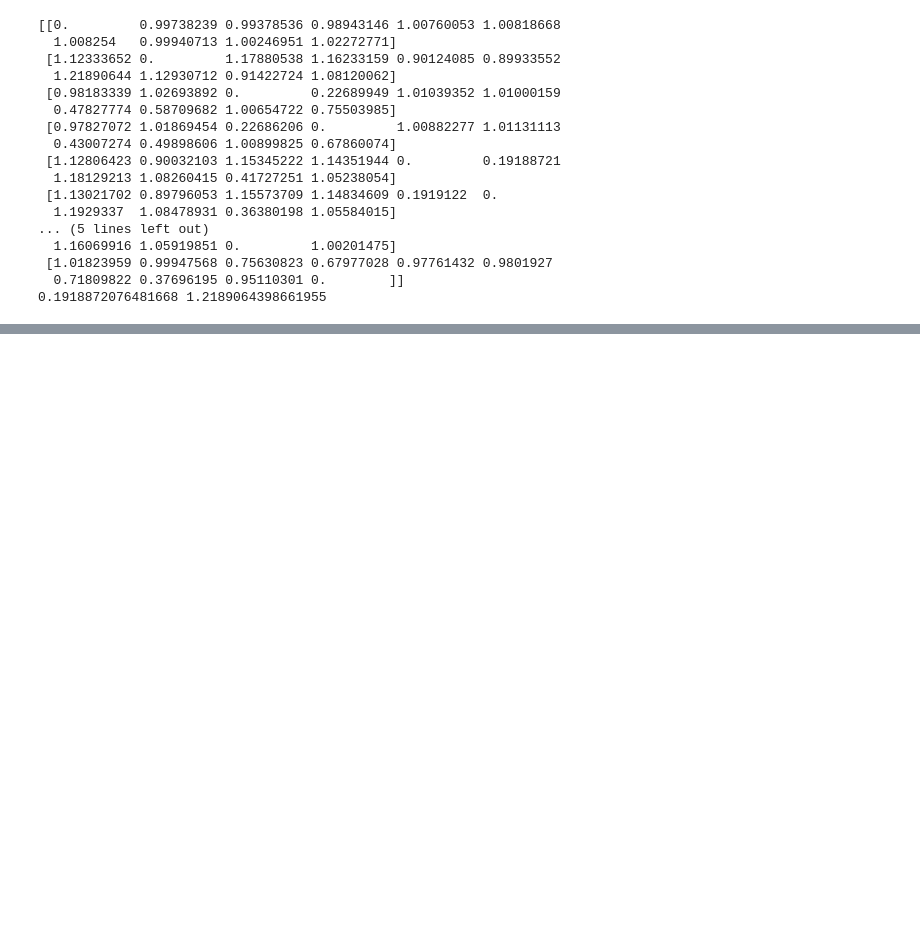
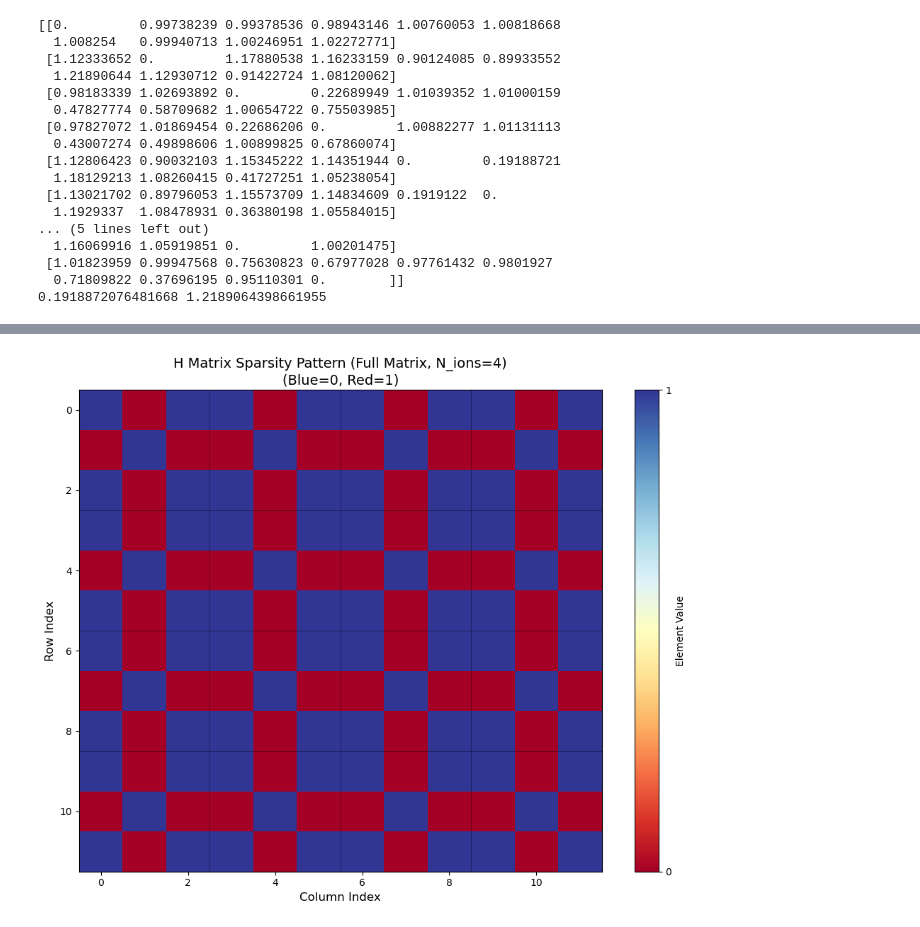
Before and after one commit to ylctql/ion-dynamic-simulation, a Jupyter notebook: src/crystal.ipynb, the cells around one changed output, grey strips where cells are left out. Drawn from its saved outputs; the diff is of its cells as text; code cells hidden in the pictures; blank space fills up the shorter version.

```diff
--- a/src/crystal.ipynb
+++ b/src/crystal.ipynb
@@ -149,3 +149,21 @@ print(np.min(dist_correlation_100[np.where(dist_correlation_100>0)]), np.max(dis
  [1.01823959 0.99947568 0.75630823 0.67977028 0.97761432 0.9801927
   0.71809822 0.37696195 0.95110301 0.        ]]
 0.1918872076481668 1.2189064398661955
+# %%
+# 根据电势数据通过三次样条插值计算平衡位置
+
+import numpy as np
+from configure import *
+
+dirname = os.getcwd()
+flag_smoothing=True #是否对导入的电势场格点数据做平滑化，如果True，那么平滑化函数默认按照下文def smoothing(data)
+filename=os.path.join(dirname, "../../../data/monolithic20241118.csv") #文件名：导入的电势场格点数据
+basis_filename=os.path.join(dirname, "electrode_basis.json")#文件名：自定义Basis设置 #可以理解为一种基矢变换，比如"U1"相当于电势场组合"esbe1"*0.5+"esbe1asy"*-0.5
+basis = Data_Loader(filename, basis_filename, flag_smoothing)
+basis.loadData()
+configure = Configure(basis=basis)
+# configure.load_from_file(os.path.join(dirname, "../saves/saved_config_regression_0.01_1000.json"))
+configure.load_from_file(os.path.join(dirname, "../saves/flat_28.json"))
+Vs = configure.static_potential()
+Vpp = configure.pseudo_potential()
+Vt = Vs + Vpp
@@ -151,0 +1446,74 @@ print(np.min(dist_correlation_100[np.where(dist_correlation_100>0)]), np.max(dis
+# %%
+N_ions= 4
+H = np.zeros((3*N_ions, 3*N_ions))
+
+for i in range(N_ions):
+    for j in range(N_ions):
+        H[3*i:3*i+3, 3*j:3*j+3] = np.diag([1, 1, 1])
+        H[3*i, 3*j+2] = H[3*i+2, 3*j] = 1
+
+
+# 可视化 H 矩阵中的 0 和 1 元素
+import numpy as np
+import matplotlib.pyplot as plt
+
+# 如果 H 矩阵还没有定义，先创建它
+# 使用一个较小的 N_ions 值用于演示（如果 N_ions 很大，可视化会很慢）
+N_ions_demo = min(N_ions, 20)  # 如果 N_ions 很大，只显示前 20 个离子的块
+
+# 创建演示用的 H 矩阵（只显示部分）
+H_demo = np.zeros((3*N_ions_demo, 3*N_ions_demo))
+
+for i in range(N_ions_demo):
+    for j in range(N_ions_demo):
+        H_demo[3*i:3*i+3, 3*j:3*j+3] = np.diag([1, 1, 1])
+        H_demo[3*i, 3*j+2] = H_demo[3*i+2, 3*j] = 1
+
+# 创建完整的 H 矩阵（如果 N_ions 较小，直接使用完整矩阵）
+if N_ions <= 50:
+    H_full = np.zeros((3*N_ions, 3*N_ions))
+    for i in range(N_ions):
+        for j in range(N_ions):
+            H_full[3*i:3*i+3, 3*j:3*j+3] = np.diag([1, 1, 1])
+            H_full[3*i, 3*j+2] = H_full[3*i+2, 3*j] = 1
+    H_vis = H_full
+    title_suffix = f" (Full Matrix, N_ions={N_ions})"
+else:
+    H_vis = H_demo
+    title_suffix = f" (First {N_ions_demo} Ion Blocks, Total N_ions={N_ions})"
+
+# 可视化
+fig, ax = plt.subplots(1, 1, figsize=(10, 8))
+
+# 显示 H 矩阵的稀疏模式
+im = ax.imshow(H_vis, cmap='RdYlBu', vmin=0, vmax=1, aspect='auto')
+ax.set_xlabel('Column Index', fontsize=12)
+ax.set_ylabel('Row Index', fontsize=12)
+ax.set_title(f'H Matrix Sparsity Pattern{title_suffix}\n(Blue=0, Red=1)', fontsize=14)
+cbar = plt.colorbar(im, ax=ax, label='Element Value')
+cbar.set_ticks([0, 1])
+cbar.set_ticklabels(['0', '1'])
+
+# 添加网格线来标识每个 3x3 块
+for i in range(N_ions_demo + 1):
+    ax.axhline(i * 3 - 0.5, color='black', linewidth=0.5, linestyle='-', alpha=0.5)
+    ax.axvline(i * 3 - 0.5, color='black', linewidth=0.5, linestyle='-', alpha=0.5)
+
+plt.tight_layout()
+plt.show()
+
+# 统计信息
+print(f"\nH Matrix Statistics:")
+print(f"  Matrix Size: {H_vis.shape[0]} × {H_vis.shape[1]}")
+print(f"  Total Elements: {H_vis.size}")
+print(f"  Elements with value 1: {np.sum(H_vis == 1)} ({np.sum(H_vis == 1)/H_vis.size*100:.2f}%)")
+print(f"  Elements with value 0: {np.sum(H_vis == 0)} ({np.sum(H_vis == 0)/H_vis.size*100:.2f}%)")
+print(f"  Sparsity: {np.sum(H_vis == 0)/H_vis.size*100:.2f}%")
+
+# 显示第一个 3x3 块作为示例
+print(f"\nFirst 3×3 Block (H[0:3, 0:3]):")
+print(H_vis[0:3, 0:3])
+print(f"\nSecond 3×3 Block (H[0:3, 3:6]):")
+print(H_vis[0:3, 3:6])
+# %% [output]
+[figure, added]
```
Also changed, not shown: parts of 8 cells of this notebook, 16 other files.
